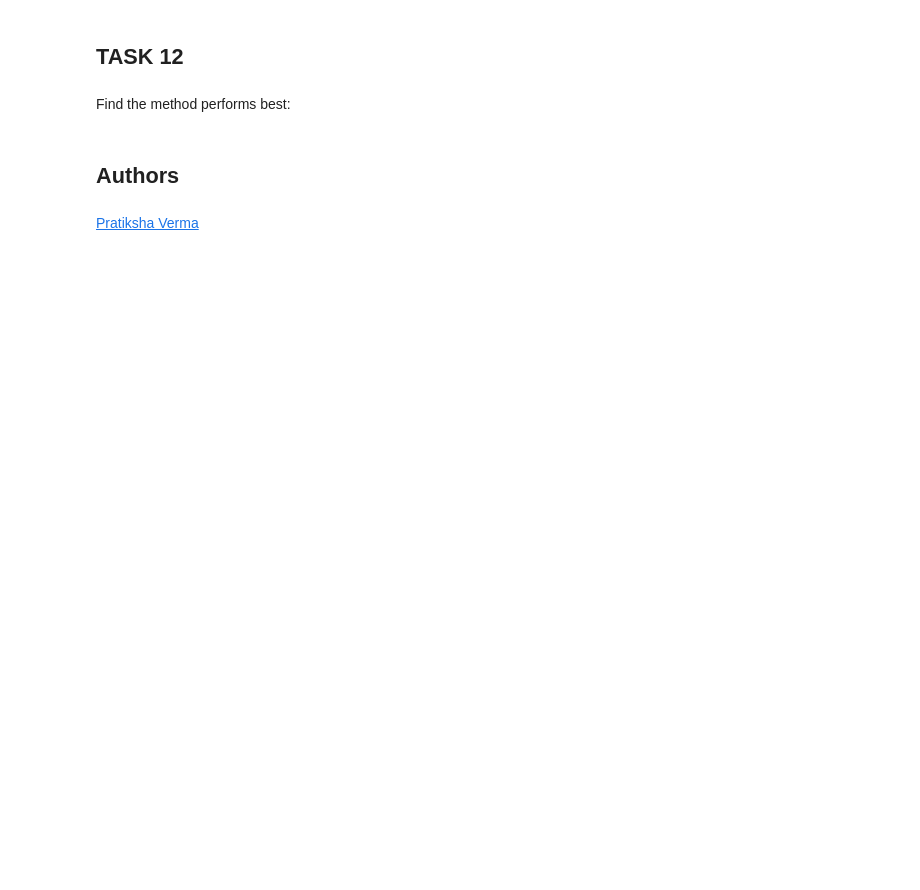
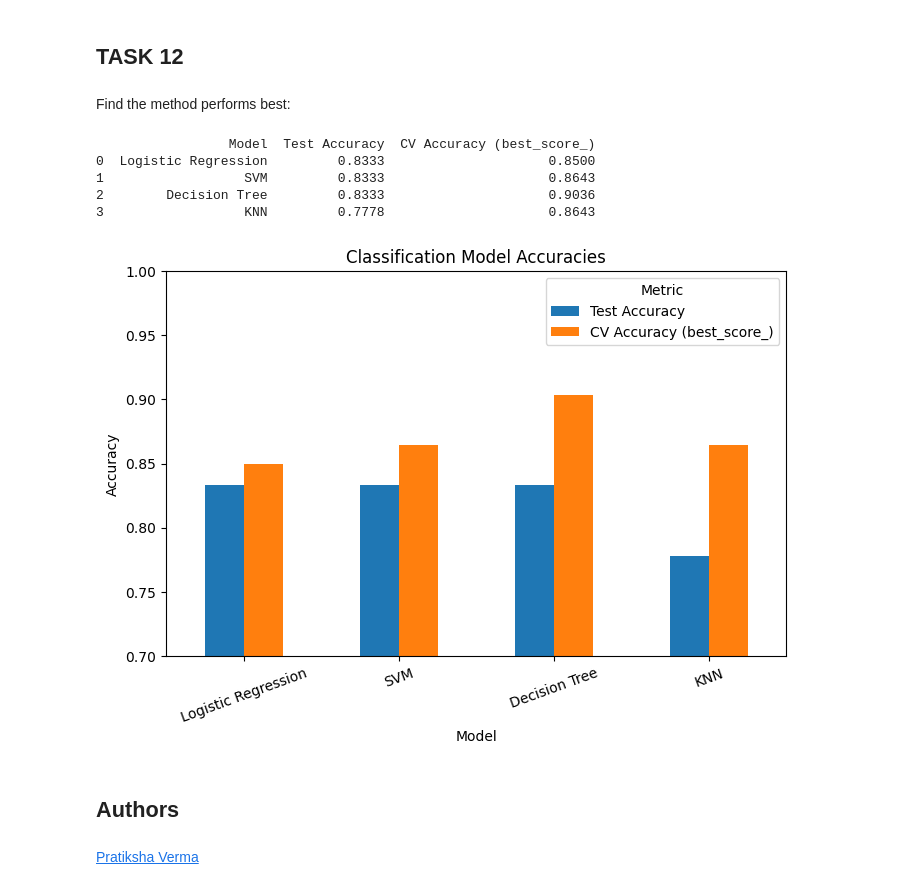
Before and after one commit to Xinhe-Yu/data-science, a Jupyter notebook: capstone/SpaceX_MachineLearning_Prediction_Module_4.ipynb, the cells around one changed output. Cells and saved outputs as stored; diff of their text form; code cells hidden in the pictures; blank space fills up the shorter version.

```diff
--- a/capstone/SpaceX_MachineLearning_Prediction_Module_4.ipynb
+++ b/capstone/SpaceX_MachineLearning_Prediction_Module_4.ipynb
@@ -348,6 +360,31 @@ plot_confusion_matrix(Y_test,yhat)
 ## TASK  12
 # %% [markdown]
 Find the method performs best:
+# %%
+data = {
+    'Model': ['Logistic Regression', 'SVM', 'Decision Tree', 'KNN'],
+    'Test Accuracy': [0.8333, 0.8333, 0.8333, 0.7778],
+    'CV Accuracy (best_score_)': [0.85, 0.8643, 0.9036, 0.8643]
+}
+
+df_results = pd.DataFrame(data)
+print(df_results)
+
+# Plot bar chart
+ax = df_results.plot(x='Model', kind='bar', figsize=(8,5))
+plt.title('Classification Model Accuracies')
+plt.ylabel('Accuracy')
+plt.ylim(0.7, 1.0)
+plt.xticks(rotation=20)
+plt.legend(title='Metric')
+plt.show()
+# %% [output]
+                 Model  Test Accuracy  CV Accuracy (best_score_)
+0  Logistic Regression         0.8333                     0.8500
+1                  SVM         0.8333                     0.8643
+2        Decision Tree         0.8333                     0.9036
+3                  KNN         0.7778                     0.8643
+[figure, added]
 # %% [markdown]
 ## Authors
 # %% [markdown]
```
Also changed, not shown: parts of 8 cells of this notebook, 1 other file.
